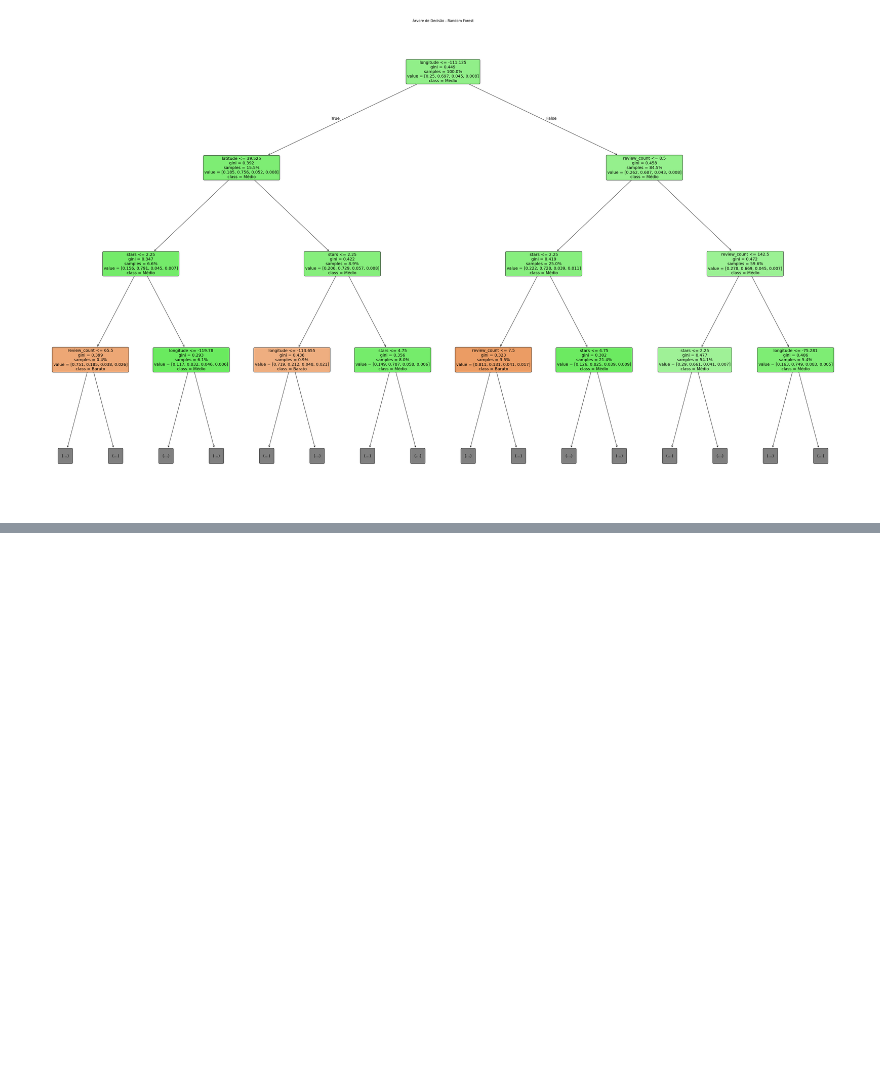
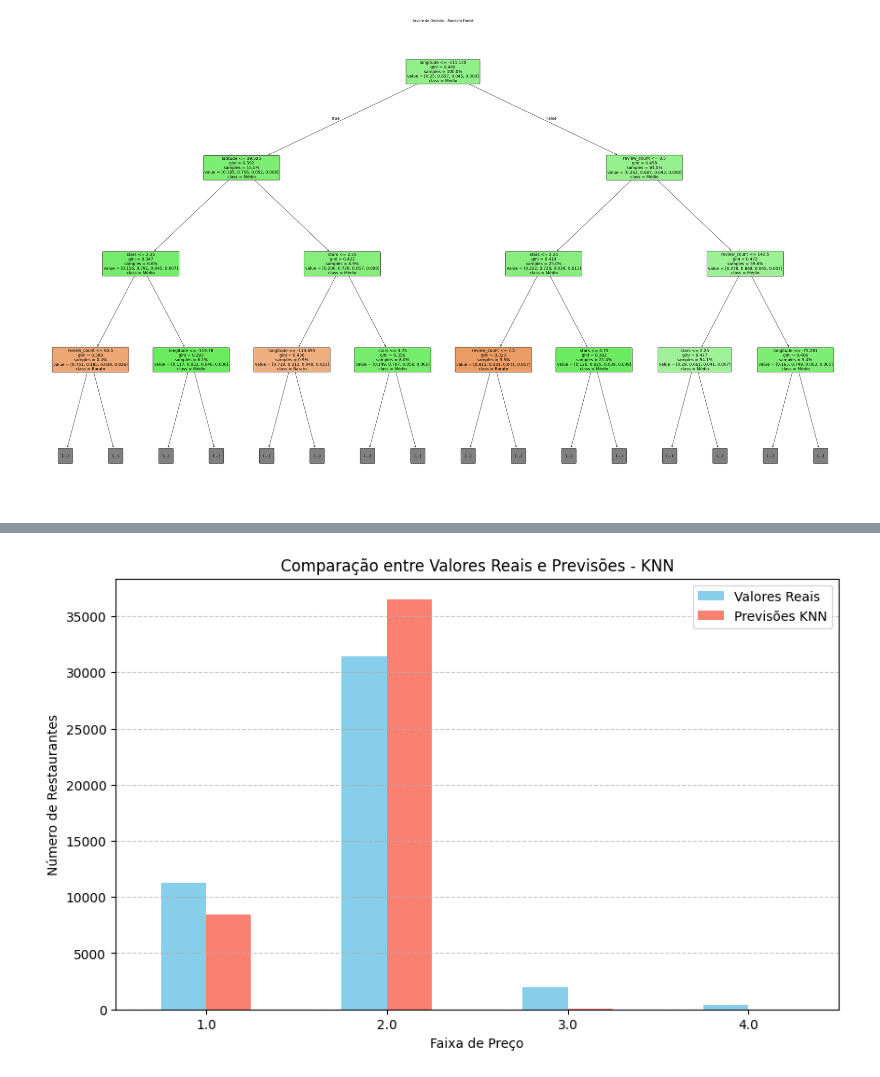
Before and after one commit to ste-coding/pisi3-grupo05, a Jupyter notebook: random-forest.ipynb, the cells around one changed output, grey strips where cells are left out. Saved outputs shown, nothing was run; the diff lists cells and outputs as text; code cells hidden in the pictures; blank space fills up the shorter version.

```diff
--- a/random-forest.ipynb
+++ b/random-forest.ipynb
@@ -88,0 +144,23 @@ Acurácia:
+# %%
+df_comparacao = pd.DataFrame({'Real': y_test, 'Previsto': y_pred})
+
+#Contar a quantidade de ocorrências de cada faixa de preço
+contagem_real = df_comparacao['Real'].value_counts().sort_index()
+contagem_prevista = df_comparacao['Previsto'].value_counts().sort_index()
+
+# Criar um DataFrame combinando os valores reais e previstos
+df_resultado = pd.DataFrame({'Real': contagem_real, 'Previsto': contagem_prevista}).fillna(0)
+
+df_resultado.plot(kind='bar', figsize=(10, 6), color=['skyblue', 'salmon'])
+
+
+plt.title("Comparação entre Valores Reais e Previsões - KNN")
+plt.xlabel("Faixa de Preço")
+plt.ylabel("Número de Restaurantes")
+plt.xticks(rotation=0)
+plt.legend(["Valores Reais", "Previsões KNN"])
+plt.grid(axis='y', linestyle='--', alpha=0.7)
+
+plt.show()
+# %% [output]
+[figure, added]
```
Also changed, not shown: parts of 3 cells of this notebook.
